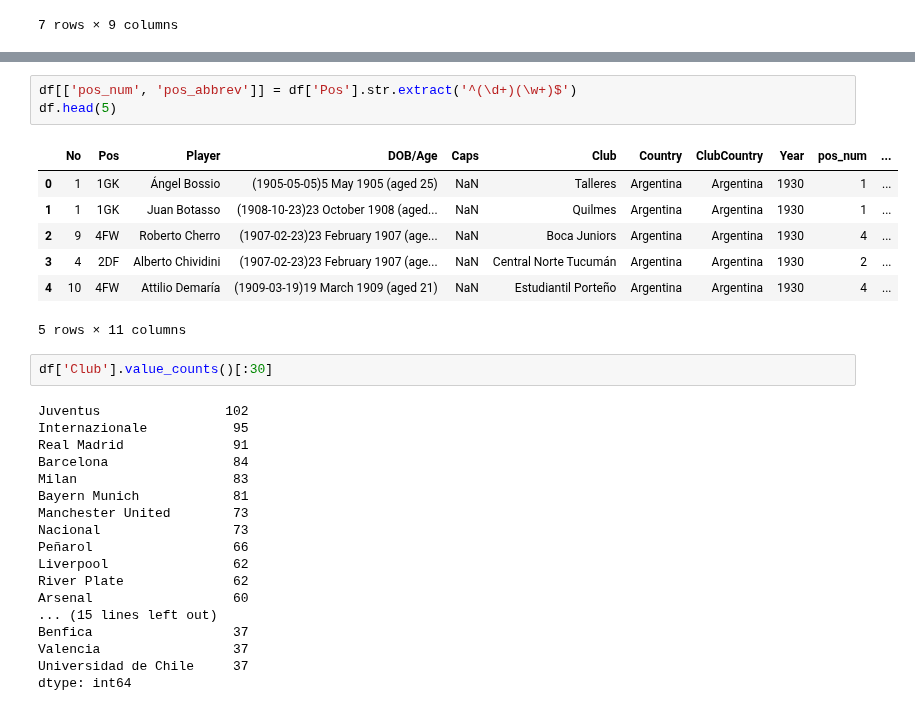
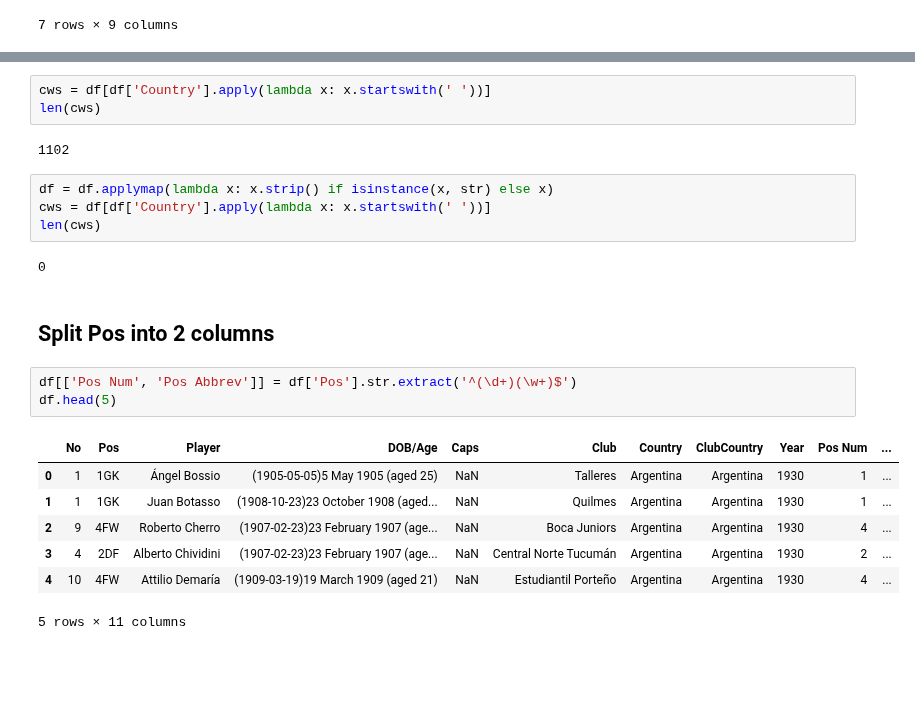
Before and after one commit to yaph/ipython-notebooks, a Jupyter notebook: World Cup Players History.ipynb, the cells around one changed output, grey strips where cells are left out. Drawn from its saved outputs; the diff is of its cells as text; blank space fills up the shorter version.

```diff
--- a/World Cup Players History.ipynb
+++ b/World Cup Players History.ipynb
@@ -86,31 +95,24 @@ Lothar Matthäus shows up 5 times, but 2 times with the `(c)` suffix meaning he
+# %%
+cws = df[df['Country'].apply(lambda x: x.startswith(' '))]
+len(cws)
+# %% [output]
+1102
+# %%
+df = df.applymap(lambda x: x.strip() if isinstance(x, str) else x)
+cws = df[df['Country'].apply(lambda x: x.startswith(' '))]
+len(cws)
+# %% [output]
+0
+# %% [markdown]
+## Split Pos into 2 columns
 # %%
-df[['pos_num', 'pos_abbrev']] = df['Pos'].str.extract('^(\d+)(\w+)$')
+df[['Pos Num', 'Pos Abbrev']] = df['Pos'].str.extract('^(\d+)(\w+)$')
 df.head(5)
 # %% [output]
-|  | No | Pos | Player | DOB/Age | Caps | Club | Country | ClubCountry | Year | pos_num | ... |
+|  | No | Pos | Player | DOB/Age | Caps | Club | Country | ClubCountry | Year | Pos Num | ... |
 | 0 | 1 | 1GK | Ángel Bossio | (1905-05-05)5 May 1905 (aged 25) | NaN | Talleres | Argentina | Argentina | 1930 | 1 | ... |
 | 1 | 1 | 1GK | Juan Botasso | (1908-10-23)23 October 1908 (aged... | NaN | Quilmes | Argentina | Argentina | 1930 | 1 | ... |
 | 2 | 9 | 4FW | Roberto Cherro | (1907-02-23)23 February 1907 (age... | NaN | Boca Juniors | Argentina | Argentina | 1930 | 4 | ... |
 | 3 | 4 | 2DF | Alberto Chividini | (1907-02-23)23 February 1907 (age... | NaN | Central Norte Tucumán | Argentina | Argentina | 1930 | 2 | ... |
 | 4 | 10 | 4FW | Attilio Demaría | (1909-03-19)19 March 1909 (aged 21) | NaN | Estudiantil Porteño | Argentina | Argentina | 1930 | 4 | ... |
 5 rows × 11 columns
-# %%
-df['Club'].value_counts()[:30]
-# %% [output]
-Juventus                102
-Internazionale           95
-Real Madrid              91
-Barcelona                84
-Milan                    83
-Bayern Munich            81
-Manchester United        73
-Nacional                 73
-Peñarol                  66
-Liverpool                62
-River Plate              62
-Arsenal                  60
-... (15 lines left out)
-Benfica                  37
-Valencia                 37
-Universidad de Chile     37
-dtype: int64
```
Also changed, not shown: parts of 14 cells of this notebook.
